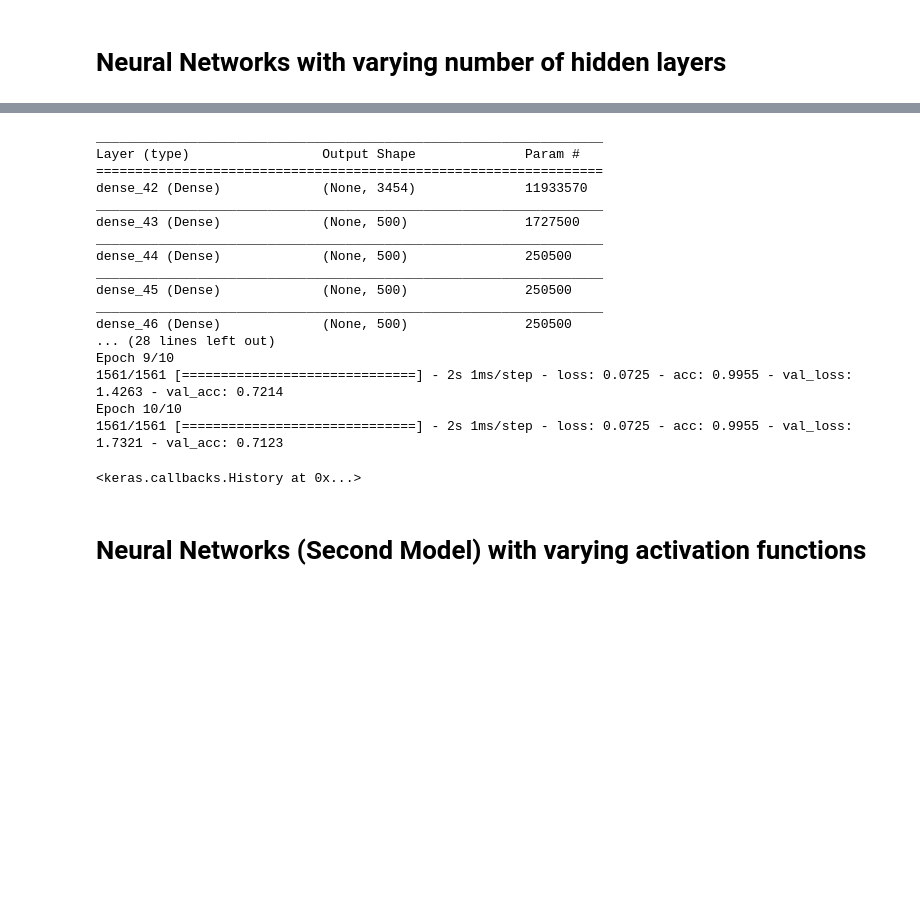
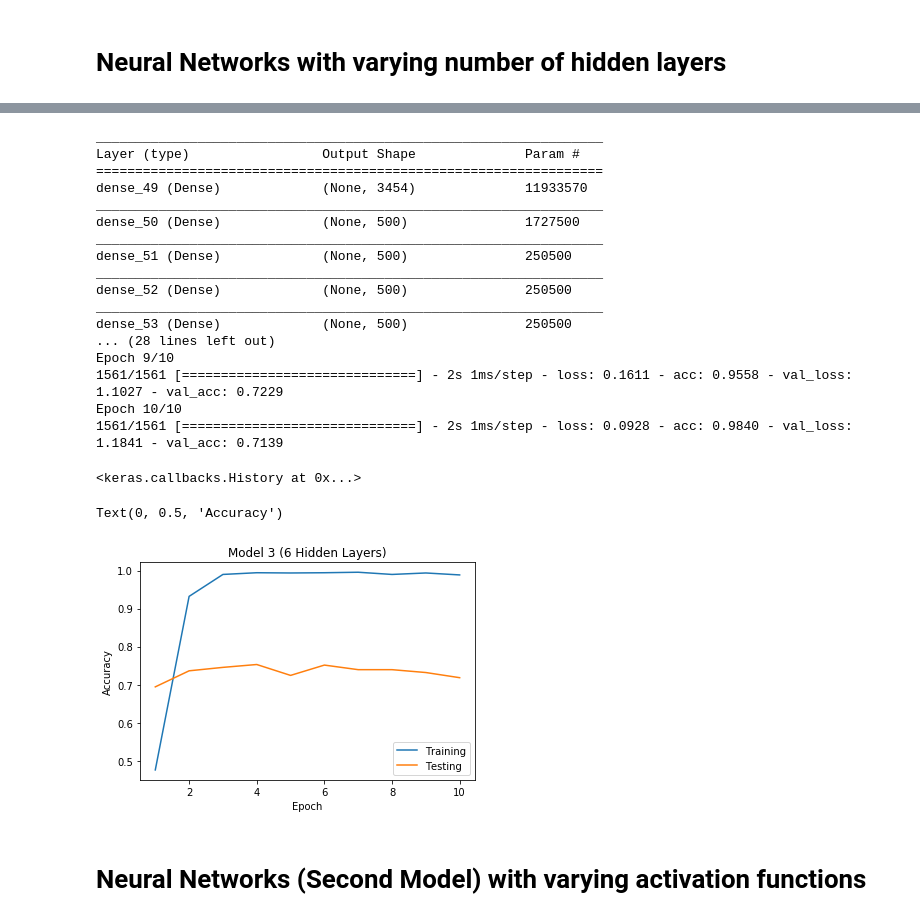
Before and after one commit to jackyteoh/ArticleClassifier, a Jupyter notebook: ArticleClassifier.ipynb, the cells around one changed output, grey strips where cells are left out. Drawn from its saved outputs; the diff is of its cells as text; code cells hidden in the pictures; blank space fills up the shorter version.

```diff
--- a/ArticleClassifier.ipynb
+++ b/ArticleClassifier.ipynb
@@ -347,28 +366,39 @@ model_three.compile(optimizer=opt,
               metrics=['accuracy'])
 
 
-model_three.fit(train_x, train_y, batch_size = 200, epochs = 10, validation_data = (test_x, test_y))
+model_three.fit(train_x, train_y, batch_size = 200, epochs = 10, validation_data = (test_x, test_y), callbacks = [history])
 
 #We think this has lower accuracy bc of overfitting
 # %% [output]
 _________________________________________________________________
 Layer (type)                 Output Shape              Param #
 =================================================================
-dense_42 (Dense)             (None, 3454)              11933570
+dense_49 (Dense)             (None, 3454)              11933570
 _________________________________________________________________
-dense_43 (Dense)             (None, 500)               1727500
+dense_50 (Dense)             (None, 500)               1727500
 _________________________________________________________________
-dense_44 (Dense)             (None, 500)               250500
+dense_51 (Dense)             (None, 500)               250500
 _________________________________________________________________
-dense_45 (Dense)             (None, 500)               250500
+dense_52 (Dense)             (None, 500)               250500
 _________________________________________________________________
-dense_46 (Dense)             (None, 500)               250500
+dense_53 (Dense)             (None, 500)               250500
 ... (28 lines left out)
 Epoch 9/10
-1561/1561 [==============================] - 2s 1ms/step - loss: 0.0725 - acc: 0.9955 - val_loss: 1.4263 - val_acc: 0.7214
+1561/1561 [==============================] - 2s 1ms/step - loss: 0.1611 - acc: 0.9558 - val_loss: 1.1027 - val_acc: 0.7229
 Epoch 10/10
-1561/1561 [==============================] - 2s 1ms/step - loss: 0.0725 - acc: 0.9955 - val_loss: 1.7321 - val_acc: 0.7123
+1561/1561 [==============================] - 2s 1ms/step - loss: 0.0928 - acc: 0.9840 - val_loss: 1.1841 - val_acc: 0.7139
 <keras.callbacks.History at 0x...>
+# %%
+x_range = np.arange(1, 11, 1)
+plt.plot(x_range, history.train_accuracy)
+plt.plot(x_range, history.test_accuracy)
+plt.title('Model 3 (6 Hidden Layers)')
+plt.legend(("Training", "Testing"), loc="lower right")
+plt.xlabel('Epoch')
+plt.ylabel('Accuracy')
+# %% [output]
+Text(0, 0.5, 'Accuracy')
+[figure, added]
 # %% [markdown]
 # Neural Networks (Second Model) with varying activation functions
 # %%
```
Also changed, not shown: parts of 15 cells of this notebook.
